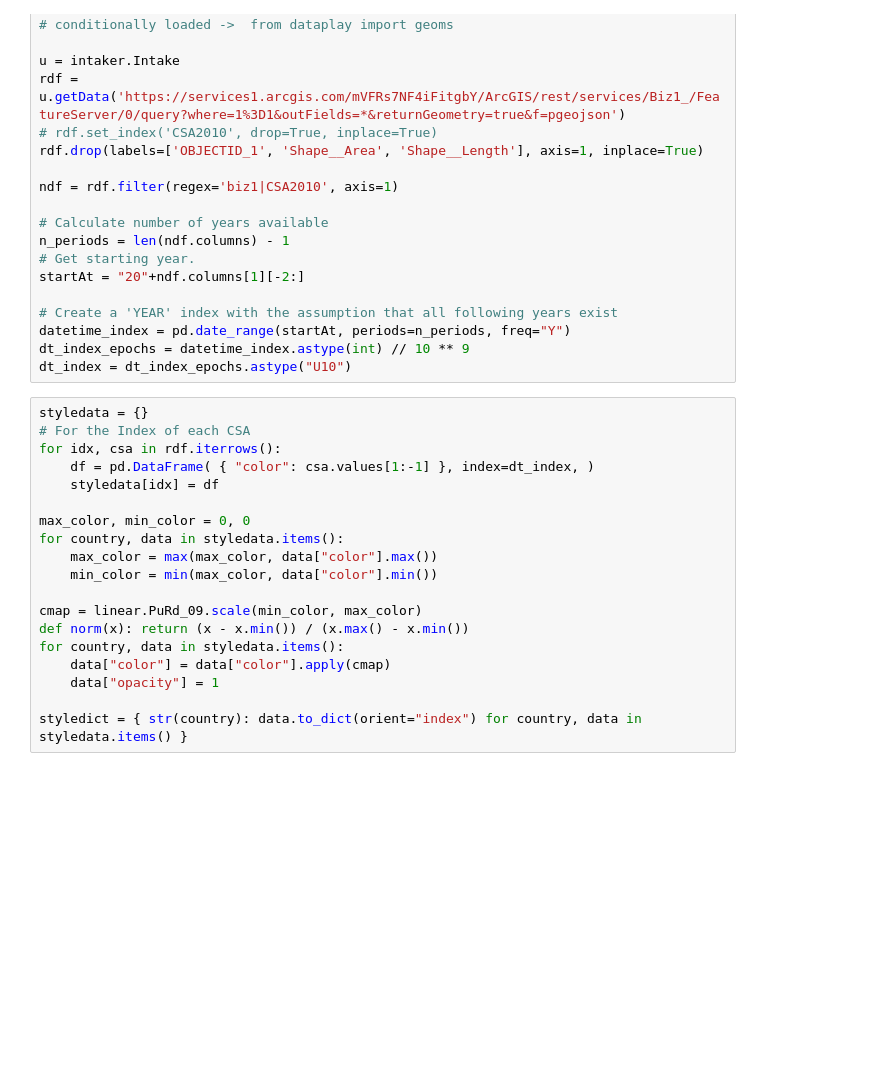
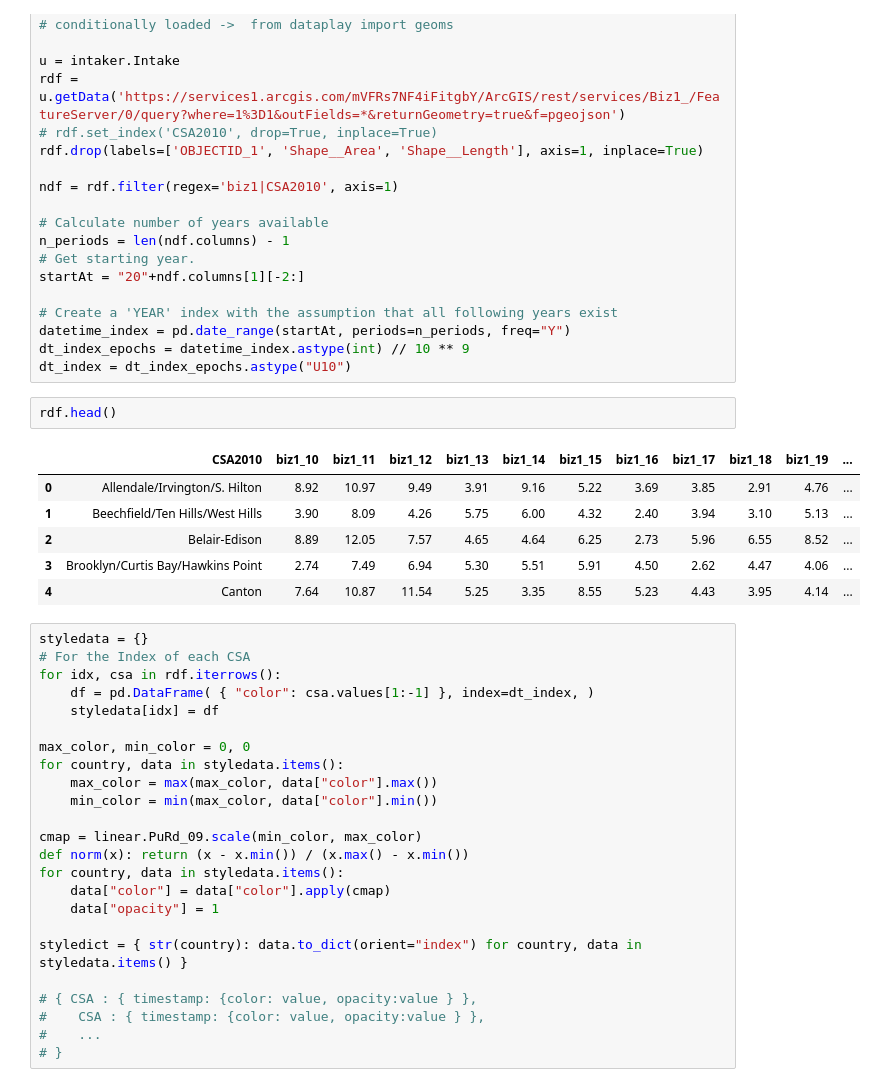
Before and after one commit to BNIA/dataplay, a Jupyter notebook: notebooks/03_Map_Basics_Intake_and_Operations.ipynb, the cells around one changed output. Saved outputs shown, nothing was run; the diff lists cells and outputs as text; blank space fills up the shorter version.

```diff
--- a/notebooks/03_Map_Basics_Intake_and_Operations.ipynb
+++ b/notebooks/03_Map_Basics_Intake_and_Operations.ipynb
@@ -1476,6 +1478,15 @@ startAt = "20"+ndf.columns[1][-2:]
 datetime_index = pd.date_range(startAt, periods=n_periods, freq="Y")
 dt_index_epochs = datetime_index.astype(int) // 10 ** 9
 dt_index = dt_index_epochs.astype("U10")
+# %%
+rdf.head()
+# %% [output]
+|  | CSA2010 | biz1_10 | biz1_11 | biz1_12 | biz1_13 | biz1_14 | biz1_15 | biz1_16 | biz1_17 | biz1_18 | biz1_19 | ... |
+| 0 | Allendale/Irvington/S. Hilton | 8.92 | 10.97 | 9.49 | 3.91 | 9.16 | 5.22 | 3.69 | 3.85 | 2.91 | 4.76 | ... |
+| 1 | Beechfield/Ten Hills/West Hills | 3.90 | 8.09 | 4.26 | 5.75 | 6.00 | 4.32 | 2.40 | 3.94 | 3.10 | 5.13 | ... |
+| 2 | Belair-Edison | 8.89 | 12.05 | 7.57 | 4.65 | 4.64 | 6.25 | 2.73 | 5.96 | 6.55 | 8.52 | ... |
+| 3 | Brooklyn/Curtis Bay/Hawkins Point | 2.74 | 7.49 | 6.94 | 5.30 | 5.51 | 5.91 | 4.50 | 2.62 | 4.47 | 4.06 | ... |
+| 4 | Canton | 7.64 | 10.87 | 11.54 | 5.25 | 3.35 | 8.55 | 5.23 | 4.43 | 3.95 | 4.14 | ... |
 # %%
 styledata = {}
 # For the Index of each CSA
@@ -1495,3 +1506,8 @@ for country, data in styledata.items():
     data["opacity"] = 1
 
 styledict = { str(country): data.to_dict(orient="index") for country, data in styledata.items() }
+
+# { CSA : { timestamp: {color: value, opacity:value } },
+#    CSA : { timestamp: {color: value, opacity:value } },
+#    ...
+# }
```
Also changed, not shown: parts of 33 cells of this notebook, 3 other files.
